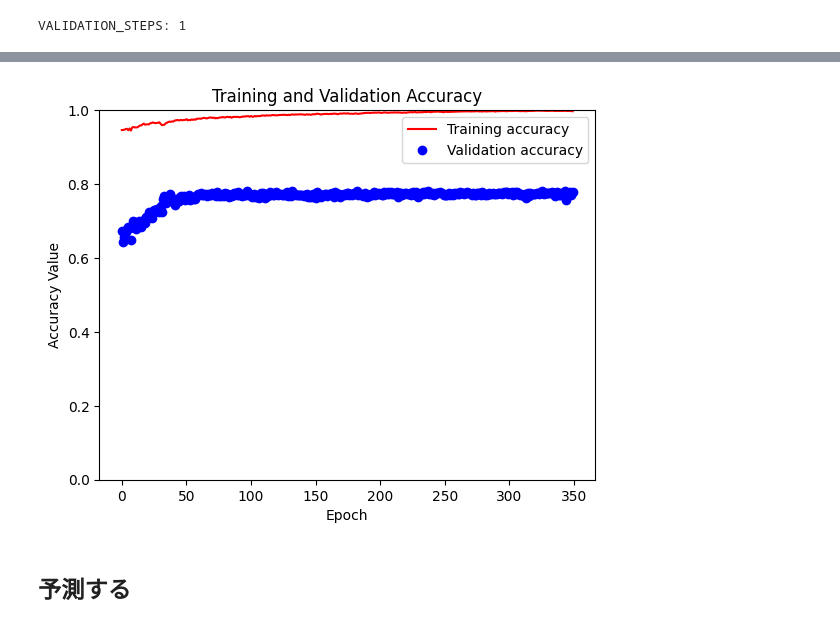
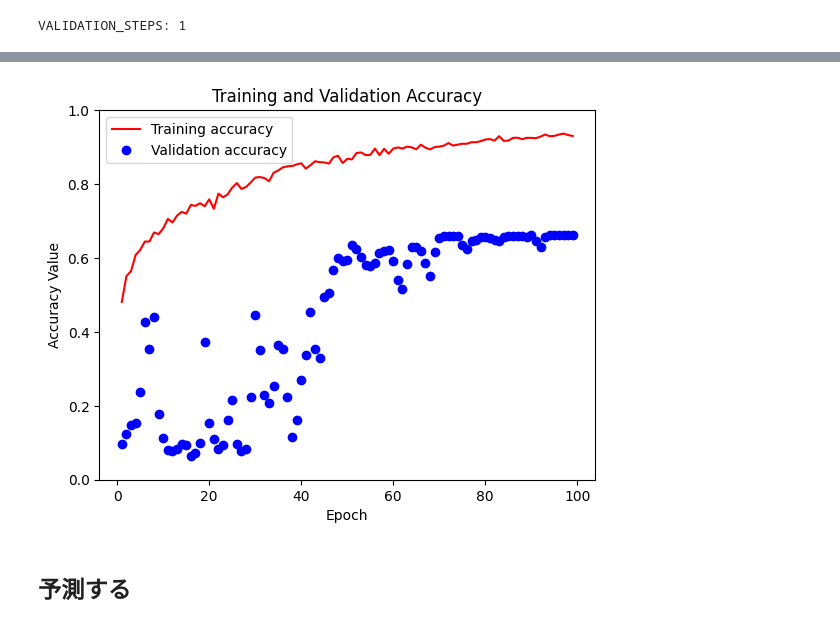
Before and after one commit to nagato0614/HoldsSegmentation, a Jupyter notebook: BoulderingSegment/hold_segment.ipynb, the cells around one changed output, grey strips where cells are left out. Saved outputs shown, nothing was run; the diff lists cells and outputs as text; code cells hidden in the pictures.

```diff
--- a/BoulderingSegment/hold_segment.ipynb
+++ b/BoulderingSegment/hold_segment.ipynb
@@ -280,6 +290,7 @@ train_batches = (
     .map(Augment())
     .prefetch(buffer_size=tf.data.AUTOTUNE))
 
+val_batches = val_images.batch(min(len(val_images), BATCH_SIZE))
 test_batches = test_images.batch(min(len(test_images), BATCH_SIZE))
 # %% [markdown]
 画像サンプルと対応するデータセットのマスクを可視化しましょう。
@@ -609,9 +620,9 @@ def create_mask(pred_mask):
     pred_mask = pred_mask[..., tf.newaxis]
     return pred_mask[0]
 # %%
-def show_predictions(num=1):
+def show_predictions(batch=val_batches, num=1):
     count = 0
-    for images, masks in test_batches.take(1):
+    for images, masks in val_batches.take(1):
         for image, mask in zip(images, masks):
             sample_image, sample_mask = image, mask
             pred_input = tf.expand_dims(sample_image, axis=0)
@@ -641,9 +652,9 @@ class DisplayCallback(tf.keras.callbacks.Callback):
         for k in self.params.keys():
             print(f"{k}: {self.params[k]}")
 # %%
-EPOCHS = 400
+EPOCHS = 100
 VAL_SUBSPLITS = 1
-VALIDATION_STEPS = max(len(test_images) // BATCH_SIZE // VAL_SUBSPLITS, 1)
+VALIDATION_STEPS = max(len(val_images) // BATCH_SIZE // VAL_SUBSPLITS, 1)
 print(f"VALIDATION_STEPS: {VALIDATION_STEPS}")
 # %% [output]
 VALIDATION_STEPS: 1
@@ -652,7 +663,7 @@ model_history = model.fit(train_batches,
                           epochs=EPOCHS,
                           steps_per_epoch=STEPS_PER_EPOCH,
                           validation_steps=VALIDATION_STEPS,
-                          validation_data=test_batches,
+                          validation_data=val_batches,
                           callbacks=[DisplayCallback()])
 # %% [output]
 1/1 [==============================] - 0s 19ms/step
@@ -687,25 +701,27 @@ plt.show()
 # %%
 acc = model_history.history['accuracy']
 val_acc = model_history.history['val_accuracy']
 
-x_size = min(350, len(loss))
+x_window = 99
+start = EPOCHS - x_window
+
+x_size = min(x_window, len(acc))
 
 acc = acc[-x_size:]
 val_acc = val_acc[-x_size:]
-x = range(x_size)
-
+x = range(start, start + x_size)
 
 plt.figure()
 plt.plot(x, acc, 'r', label='Training accuracy')
 plt.plot(x, val_acc, 'bo', label='Validation accuracy')
 plt.title('Training and Validation Accuracy')
 plt.xlabel('Epoch')
 plt.ylabel('Accuracy Value')
 plt.ylim([0, 1])
 plt.legend()
 plt.show()
 # %% [output]
-[figure, old version]
+[figure, new version]
 # %% [markdown]
 ## 予測する
 # %% [markdown]
```
Also changed, not shown: parts of 17 cells of this notebook.
